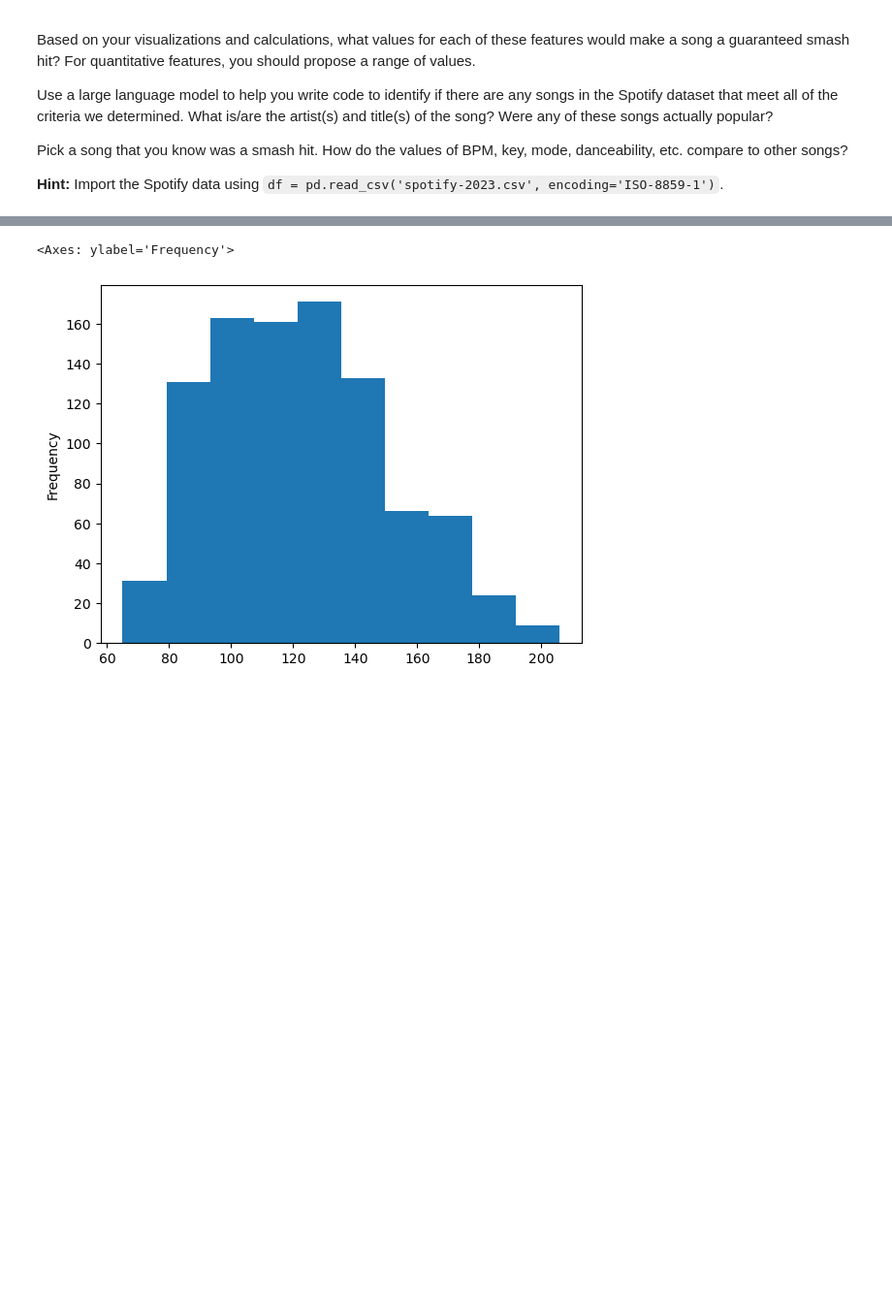
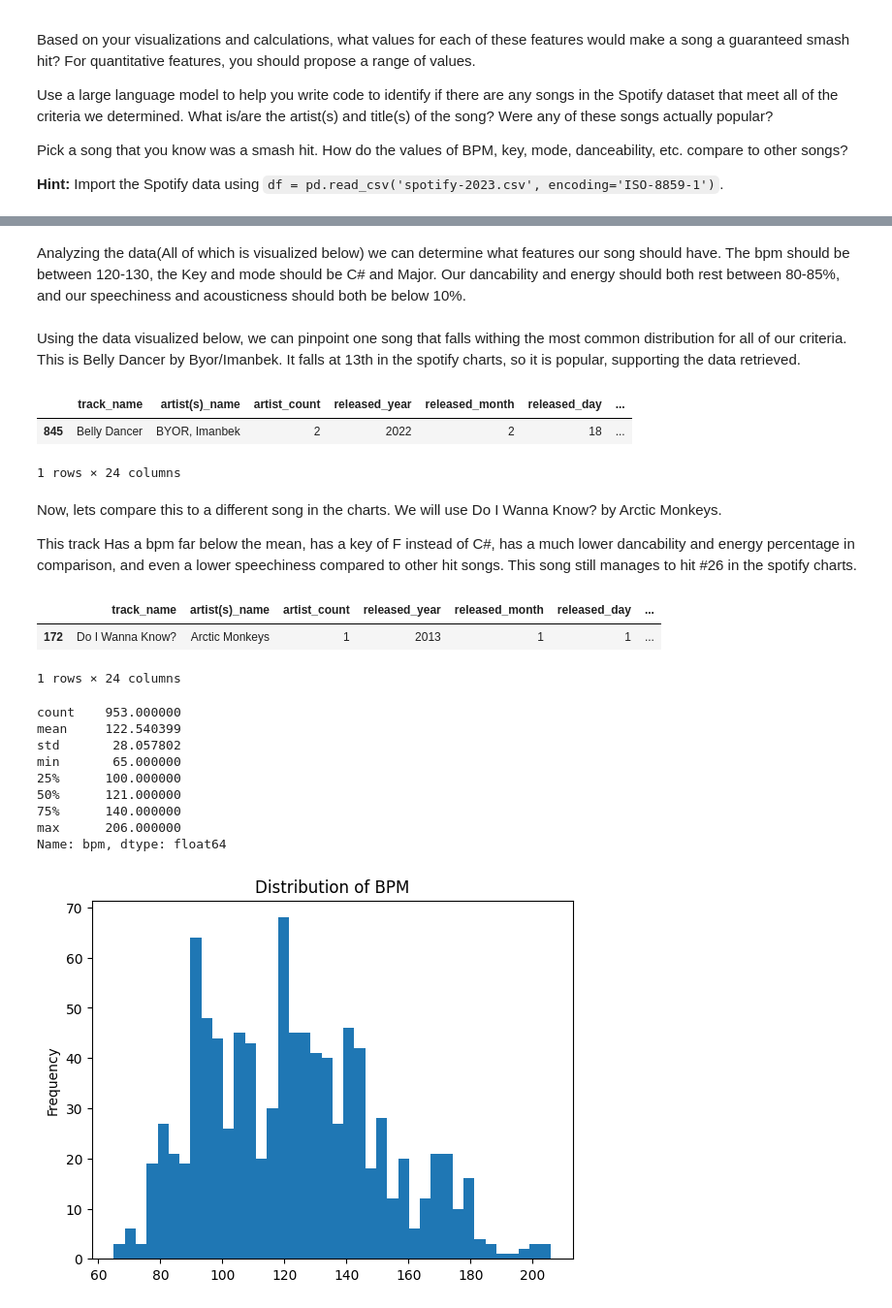
Before and after one commit to FlameFawn/Data_Visualization_And_Modeling_BrendanS, a Jupyter notebook: Lab/1.3 Data Visualization Lab.ipynb, the cells around one changed output, grey strips where cells are left out. Shown at 97% size. Drawn from its saved outputs; the diff is of its cells as text; code cells hidden in the pictures; blank space fills up the shorter version.

```diff
--- a/Lab/1.3 Data Visualization Lab.ipynb
+++ b/Lab/1.3 Data Visualization Lab.ipynb
@@ -42,5 +34,36 @@ df.head()
+# %% [markdown]
+Analyzing the data(All of which is visualized below) we can determine what features our song should have. The bpm should be between 120-130, the Key and mode should be C# and Major. Our dancability and energy should both rest between 80-85%, and our speechiness and acousticness should both be below 10%.
+# %% [markdown]
+Using the data visualized below, we can pinpoint one song that falls withing the most common distribution for all of our criteria. This is Belly Dancer by Byor/Imanbek. It falls at 13th in the spotify charts, so it is popular, supporting the data retrieved.
+# %%
+filtered_df = df.loc[(df['bpm'] >= 120) & (df['bpm'] <= 130) & (df['mode'] == 'Major') & (df['key'] == 'C#') & (df['danceability_%'] >= 75) & (df['danceability_%'] <= 85) & (df['energy_%'] >= 80) & (df['energy_%'] <= 85)]
+filtered_df.head(10)
+# %% [output]
+|  | track_name | artist(s)_name | artist_count | released_year | released_month | released_day | ... |
+| 845 | Belly Dancer | BYOR, Imanbek | 2 | 2022 | 2 | 18 | ... |
+1 rows × 24 columns
+# %% [markdown]
+Now, lets compare this to a different song in the charts. We will use Do I Wanna Know? by Arctic Monkeys.
+
+This track Has a bpm far below the mean, has a key of F instead of C#, has a much lower dancability and energy percentage in comparison, and even a lower speechiness compared to other hit songs. This song still manages to hit #26 in the spotify charts.
+# %%
+filtered_df = df.loc[(df['track_name'] == 'Do I Wanna Know?') & (df['artist(s)_name'] == 'Arctic Monkeys')]
+filtered_df.head()
+# %% [output]
+|  | track_name | artist(s)_name | artist_count | released_year | released_month | released_day | ... |
+| 172 | Do I Wanna Know? | Arctic Monkeys | 1 | 2013 | 1 | 1 | ... |
+1 rows × 24 columns
 # %%
-df['bpm'].plot(kind='hist')
+df['bpm'].plot(kind='hist', bins=40, title='Distribution of BPM')
+df['bpm'].describe()
 # %% [output]
-<Axes: ylabel='Frequency'>
+count    953.000000
+mean     122.540399
+std       28.057802
+min       65.000000
+25%      100.000000
+50%      121.000000
+75%      140.000000
+max      206.000000
+Name: bpm, dtype: float64
-[figure, old version]
+[figure, new version]
```
Also changed, not shown: parts of 15 cells of this notebook.
